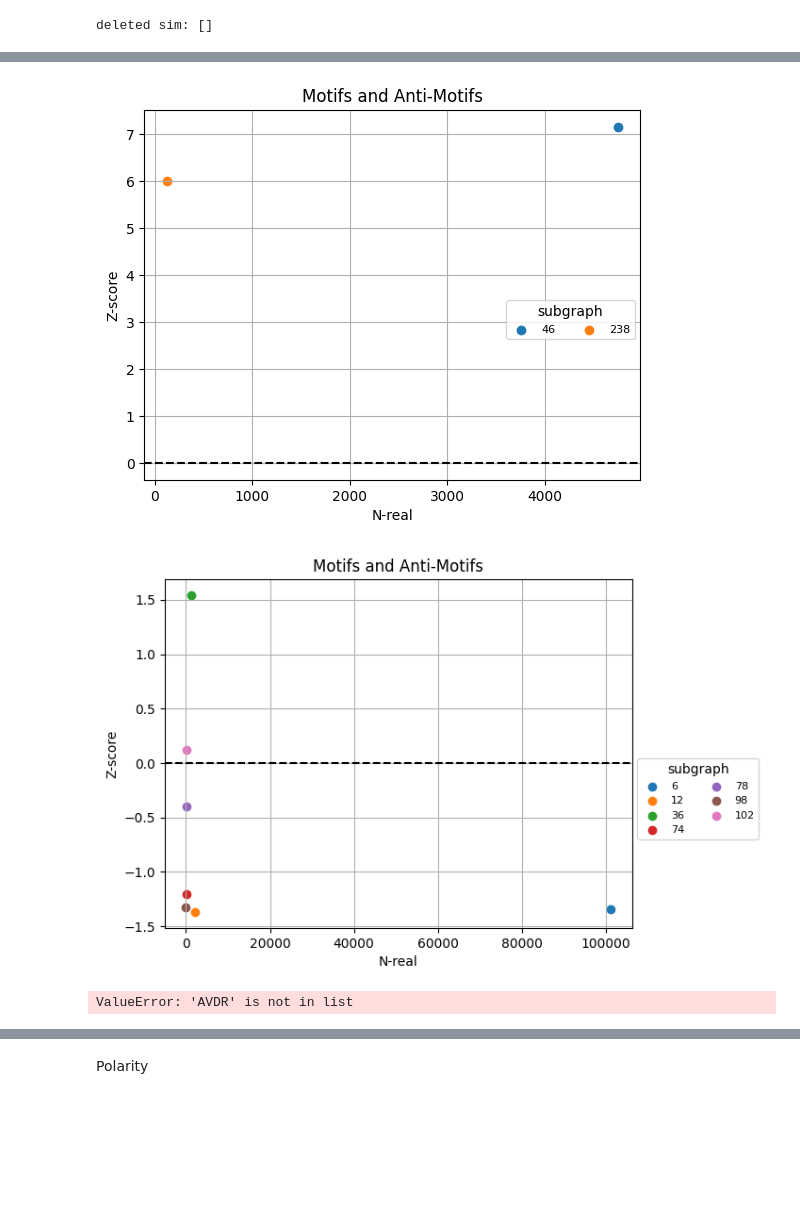
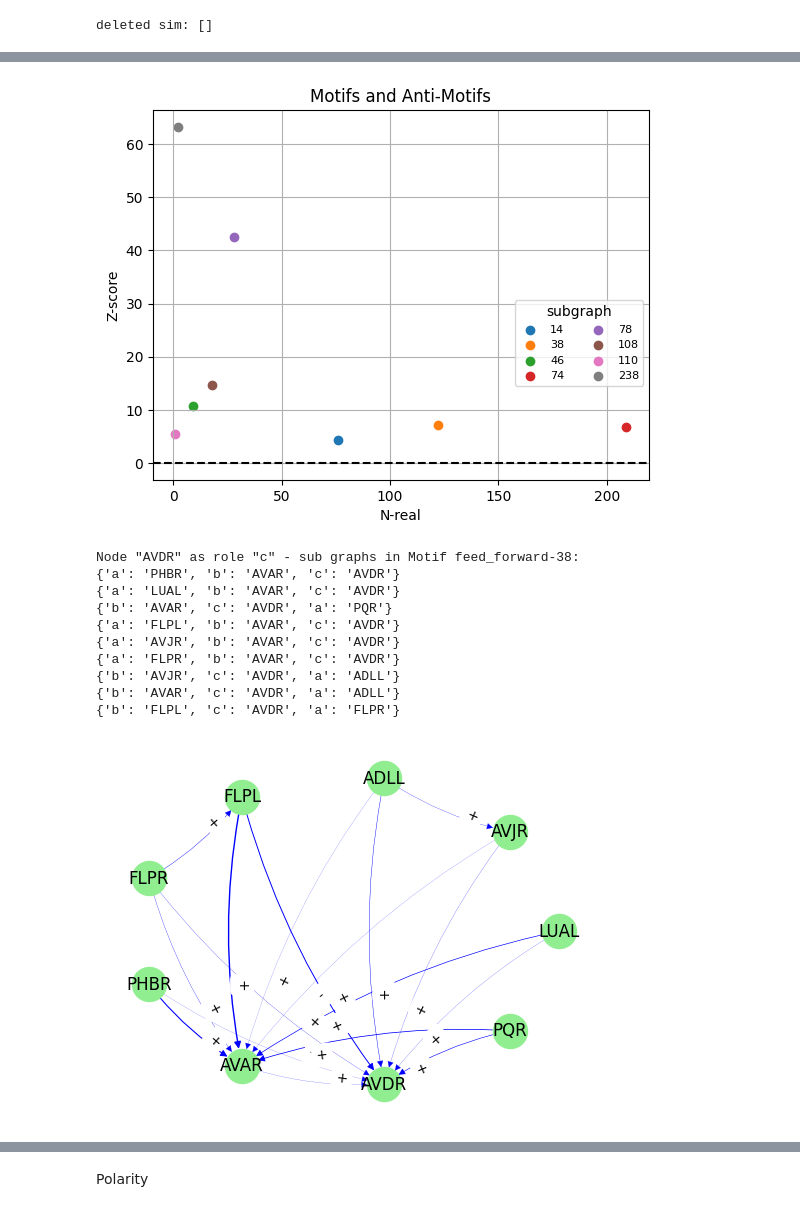
Before and after one commit to deangeckt/network_motifs, a Jupyter notebook: post_motif_analysis/motif_analysis.ipynb, the cells around one changed output, grey strips where cells are left out. Saved outputs shown, nothing was run; the diff lists cells and outputs as text; code cells hidden in the pictures; blank space fills up the shorter version.

```diff
--- a/post_motif_analysis/motif_analysis.ipynb
+++ b/post_motif_analysis/motif_analysis.ipynb
@@ -24,10 +24,9 @@ from networks.network import Network
 # data = import_results('results/pol_k3_m5_nerve_ring_sf200.bin')
 # data = import_results('results/pol_k3_m5_nerve_ring_bio_rand.bin')
 
-data = import_results('results/ma_all.bin')
+# data = import_results('results/ma_all.bin')
 
-
-# data = import_results('results/pol_k3_m5.bin')
+data = import_results('results/pol_k3_m5.bin')
 # data = import_results('results/cmpx_pol_k3_m5.bin')
 
 
@@ -383,17 +414,17 @@ none: 7/13
 # %%
 scatter_motifs(motifs_, False)
 # scatter_motifs(anti_motifs_, False)
-scatter_motifs(none_motifs_, False)
+# scatter_motifs(none_motifs_, False)
 # %% [output]
-[figure, old version]
+[figure, new version]
-[figure, removed]
 # %%
 node = 'AVDR'
 neighbors = set()
 for m in motifs_:
     if m.id != 38:
         continue
-    neighbors.update(set(get_node_neighbors_in_motif(node, m, role='c')))
+    neighbors_sub_graphs = get_node_neighbors_in_motif(node, m, role='c')
+    neighbors.update(set(neighbors_sub_graphs))
 
 
 neighbors.add(node)
@@ -401,7 +432,17 @@ neighbors = list(neighbors)
 draw_sub_graph(network, neighbors, False) #,center=node)
 # export_induced_graph(neighbors, 'AVDR_38_c_m5.gexf')
 # %% [output]
-ValueError: 'AVDR' is not in list
+Node "AVDR" as role "c" - sub graphs in Motif feed_forward-38:
+{'a': 'PHBR', 'b': 'AVAR', 'c': 'AVDR'}
+{'a': 'LUAL', 'b': 'AVAR', 'c': 'AVDR'}
+{'b': 'AVAR', 'c': 'AVDR', 'a': 'PQR'}
+{'a': 'FLPL', 'b': 'AVAR', 'c': 'AVDR'}
+{'a': 'AVJR', 'b': 'AVAR', 'c': 'AVDR'}
+{'a': 'FLPR', 'b': 'AVAR', 'c': 'AVDR'}
+{'b': 'AVJR', 'c': 'AVDR', 'a': 'ADLL'}
+{'b': 'AVAR', 'c': 'AVDR', 'a': 'ADLL'}
+{'b': 'FLPL', 'c': 'AVDR', 'a': 'FLPR'}
+[figure, added]
 # %%
 # draw_neighbors(network, 'RIAL', 'all', True)
 # n = ['ADAL', 'ADAR', 'ADLL', 'ADLR', 'AQR', 'ASHR', 'AVJR', 'DVC', 'FLPL', 'FLPR', 'LUAL', 'LUAR', 'PHBL', 'PHBR', 'PQR', 'PVDL', 'PVDR', 'AVDR', 'LUAR']
```
Also changed, not shown: parts of 18 cells of this notebook, 3 other files.
